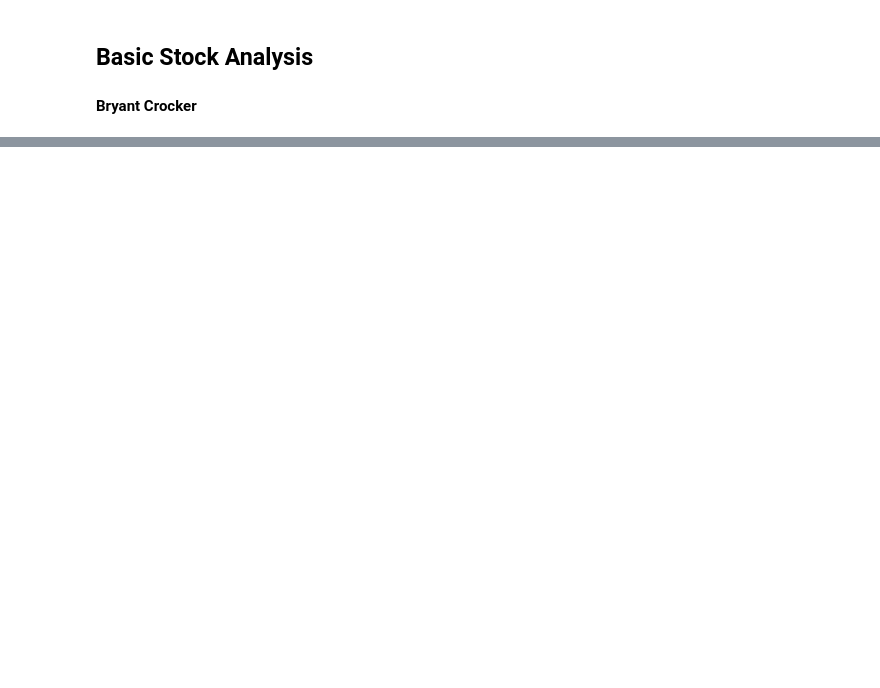
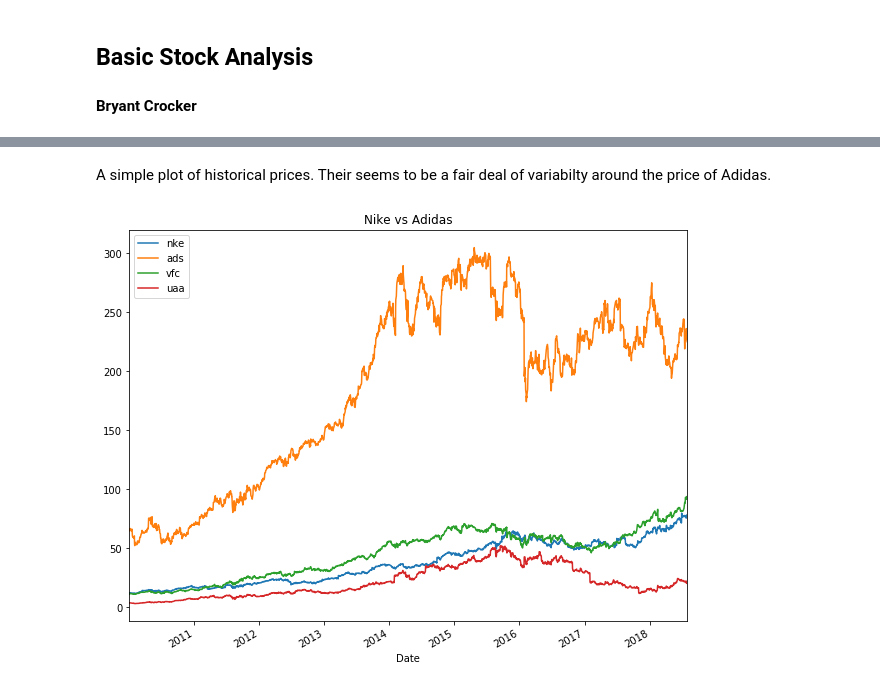
Before and after one commit to crocker456/stocks-, a Jupyter notebook: Basic Stock Analysis .ipynb, the cells around one changed output, grey strips where cells are left out. Saved outputs shown, nothing was run; the diff lists cells and outputs as text; code cells hidden in the pictures; blank space fills up the shorter version.

```diff
--- a/Basic Stock Analysis .ipynb
+++ b/Basic Stock Analysis .ipynb
@@ -50,0 +25,6 @@ plt.show()
+# %%
+# download price data from Yahoo! Finance. By default,
+# the Adj. Close will be used.
+prices = ffn.get('nke,ads,vfc,uaa', start='2010-01-01')
+#Use the pd.head() method to get an idea of what the data looks like
+prices.head()
@@ -50,0 +39,10 @@ plt.show()
+# %% [markdown]
+A simple plot of historical prices.  Their seems to be a fair deal of variabilty around the price of Adidas.
+# %%
+#plot a simply line plot to show the prices of the two assets over time.
+prices[['nke', 'ads','vfc','uaa']].plot(figsize=(10,8))
+
+plt.title("Nike vs Adidas")
+plt.show()
+# %% [output]
+[figure, added]
```
Also changed, not shown: parts of 34 cells of this notebook, 4 other files.
